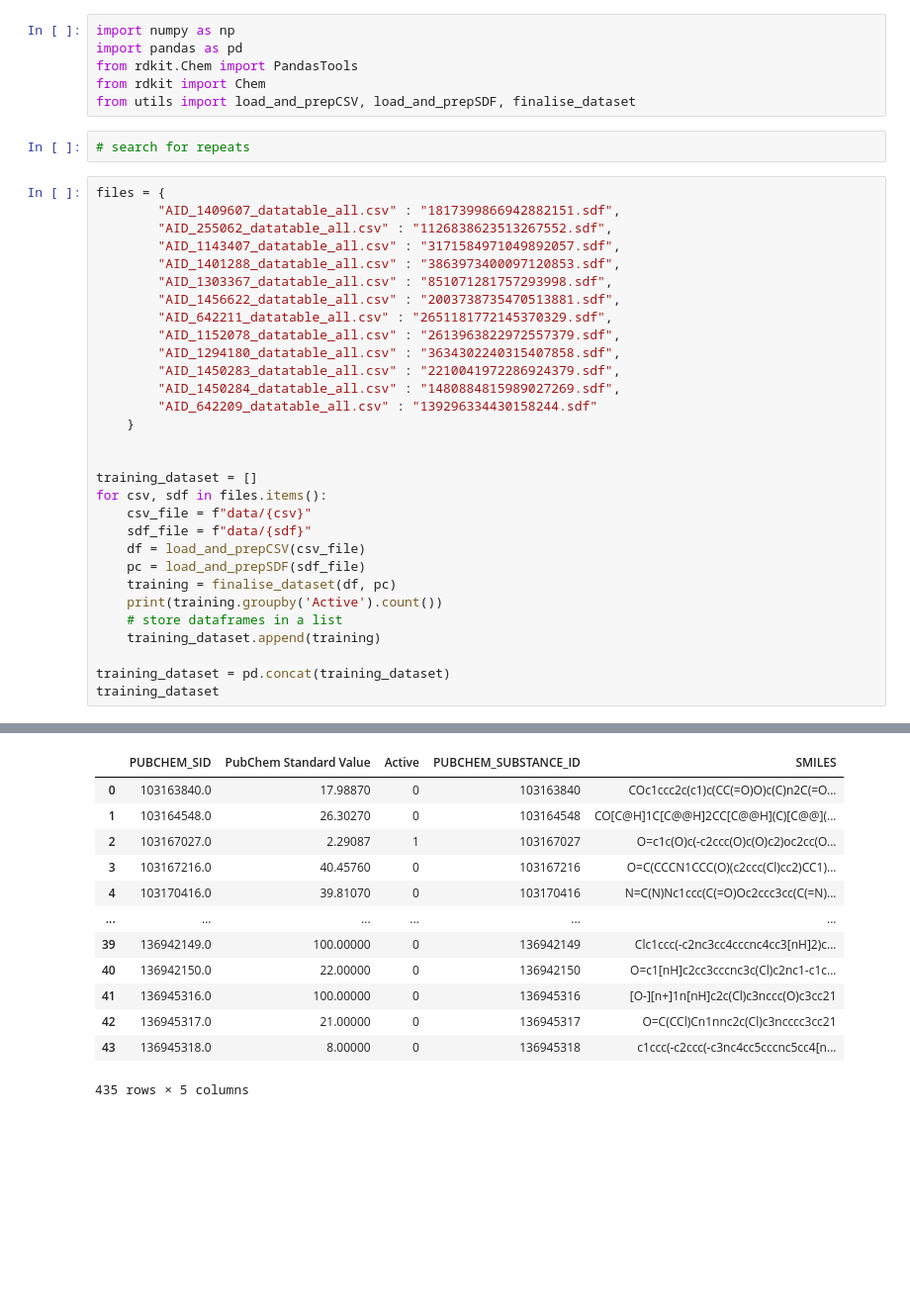
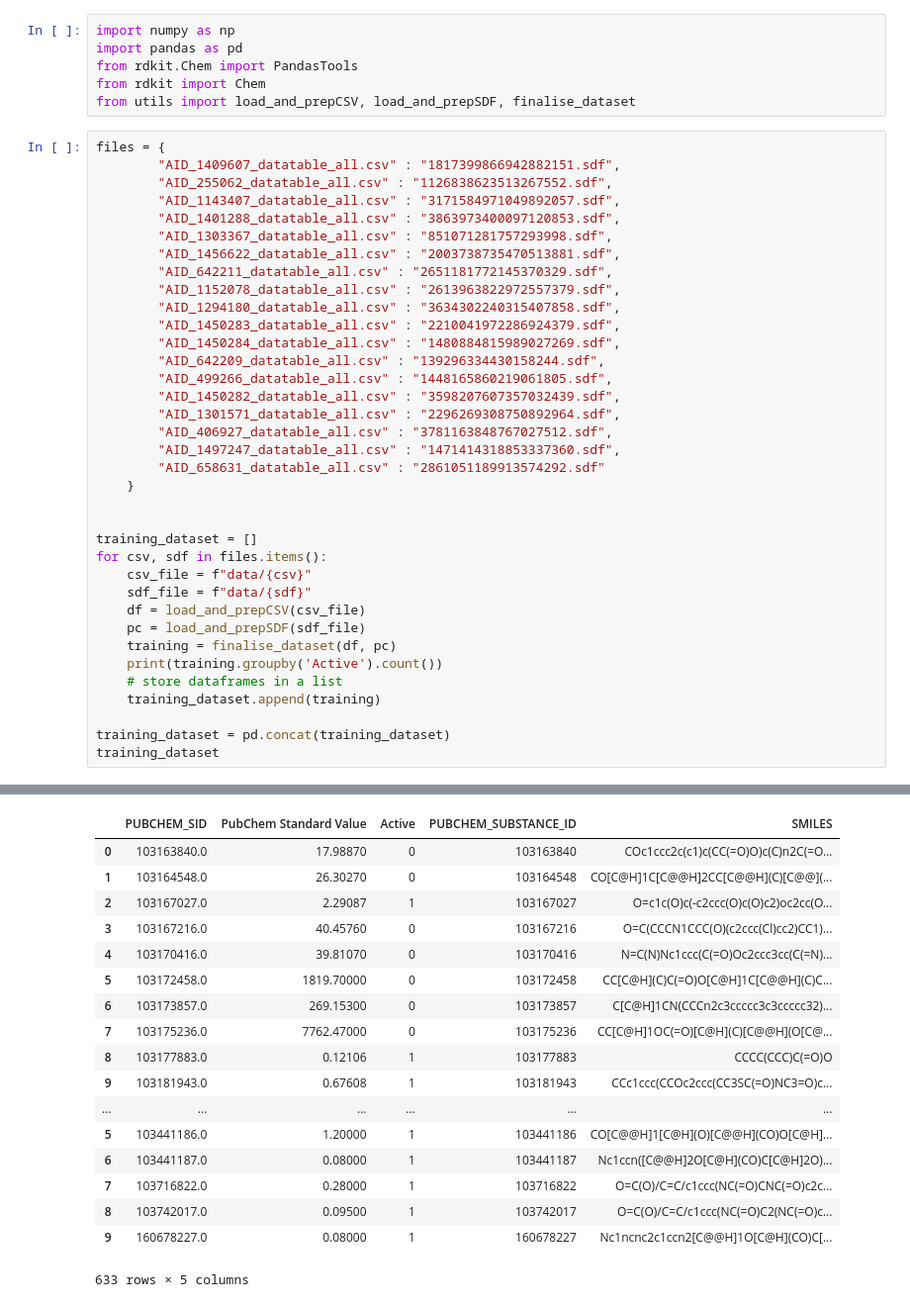
Before and after one commit to estherb-s/CovidGCN, a Jupyter notebook: CreateTrainingDataset.ipynb, the cells around one changed output, grey strips where cells are left out. Shown at 99% size. Cells and saved outputs as stored; diff of their text form; blank space fills up the shorter version.

```diff
--- a/CreateTrainingDataset.ipynb
+++ b/CreateTrainingDataset.ipynb
@@ -4,8 +4,6 @@ import pandas as pd
 from rdkit.Chem import PandasTools
 from rdkit import Chem
 from utils import load_and_prepCSV, load_and_prepSDF, finalise_dataset
-# %%
-# search for repeats
 # %%
 files = {
         "AID_1409607_datatable_all.csv" : "1817399866942882151.sdf",
@@ -19,7 +17,13 @@ files = {
         "AID_1294180_datatable_all.csv" : "3634302240315407858.sdf",
         "AID_1450283_datatable_all.csv" : "2210041972286924379.sdf",
         "AID_1450284_datatable_all.csv" : "1480884815989027269.sdf",
-        "AID_642209_datatable_all.csv" : "139296334430158244.sdf"
+        "AID_642209_datatable_all.csv" : "139296334430158244.sdf",
+        "AID_499266_datatable_all.csv" : "1448165860219061805.sdf",
+        "AID_1450282_datatable_all.csv" : "3598207607357032439.sdf",
+        "AID_1301571_datatable_all.csv" : "2296269308750892964.sdf",
+        "AID_406927_datatable_all.csv" : "3781163848767027512.sdf",
+        "AID_1497247_datatable_all.csv" : "1471414318853337360.sdf",
+        "AID_658631_datatable_all.csv" : "2861051189913574292.sdf"
     }
 
 
@@ -57,13 +61,18 @@ Active
 |  | PUBCHEM_SID | PubChem Standard Value | Active | PUBCHEM_SUBSTANCE_ID | SMILES |
 | 0 | 103163840.0 | 17.98870 | 0 | 103163840 | COc1ccc2c(c1)c(CC(=O)O)c(C)n2C(=O... |
 | 1 | 103164548.0 | 26.30270 | 0 | 103164548 | CO[C@H]1C[C@@H]2CC[C@@H](C)[C@@](... |
 | 2 | 103167027.0 | 2.29087 | 1 | 103167027 | O=c1c(O)c(-c2ccc(O)c(O)c2)oc2cc(O... |
 | 3 | 103167216.0 | 40.45760 | 0 | 103167216 | O=C(CCCN1CCC(O)(c2ccc(Cl)cc2)CC1)... |
 | 4 | 103170416.0 | 39.81070 | 0 | 103170416 | N=C(N)Nc1ccc(C(=O)Oc2ccc3cc(C(=N)... |
+| 5 | 103172458.0 | 1819.70000 | 0 | 103172458 | CC[C@H](C)C(=O)O[C@H]1C[C@@H](C)C... |
+| 6 | 103173857.0 | 269.15300 | 0 | 103173857 | C[C@H]1CN(CCCn2c3ccccc3c3ccccc32)... |
+| 7 | 103175236.0 | 7762.47000 | 0 | 103175236 | CC[C@H]1OC(=O)[C@H](C)[C@@H](O[C@... |
+| 8 | 103177883.0 | 0.12106 | 1 | 103177883 | CCCC(CCC)C(=O)O |
+| 9 | 103181943.0 | 0.67608 | 1 | 103181943 | CCc1ccc(CCOc2ccc(CC3SC(=O)NC3=O)c... |
 | ... | ... | ... | ... | ... | ... |
-| 39 | 136942149.0 | 100.00000 | 0 | 136942149 | Clc1ccc(-c2nc3cc4cccnc4cc3[nH]2)c... |
-| 40 | 136942150.0 | 22.00000 | 0 | 136942150 | O=c1[nH]c2cc3cccnc3c(Cl)c2nc1-c1c... |
-| 41 | 136945316.0 | 100.00000 | 0 | 136945316 | [O-][n+]1n[nH]c2c(Cl)c3nccc(O)c3cc21 |
-| 42 | 136945317.0 | 21.00000 | 0 | 136945317 | O=C(CCl)Cn1nnc2c(Cl)c3ncccc3cc21 |
-| 43 | 136945318.0 | 8.00000 | 0 | 136945318 | c1ccc(-c2ccc(-c3nc4cc5cccnc5cc4[n... |
+| 5 | 103441186.0 | 1.20000 | 1 | 103441186 | CO[C@@H]1[C@H](O)[C@@H](CO)O[C@H]... |
+| 6 | 103441187.0 | 0.08000 | 1 | 103441187 | Nc1ccn([C@@H]2O[C@H](CO)C[C@H]2O)... |
+| 7 | 103716822.0 | 0.28000 | 1 | 103716822 | O=C(O)/C=C/c1ccc(NC(=O)CNC(=O)c2c... |
+| 8 | 103742017.0 | 0.09500 | 1 | 103742017 | O=C(O)/C=C/c1ccc(NC(=O)C2(NC(=O)c... |
+| 9 | 160678227.0 | 0.08000 | 1 | 160678227 | Nc1ncnc2c1ccn2[C@@H]1O[C@H](CO)C[... |
-435 rows × 5 columns
+633 rows × 5 columns
```
Also changed, not shown: parts of 19 cells of this notebook.
